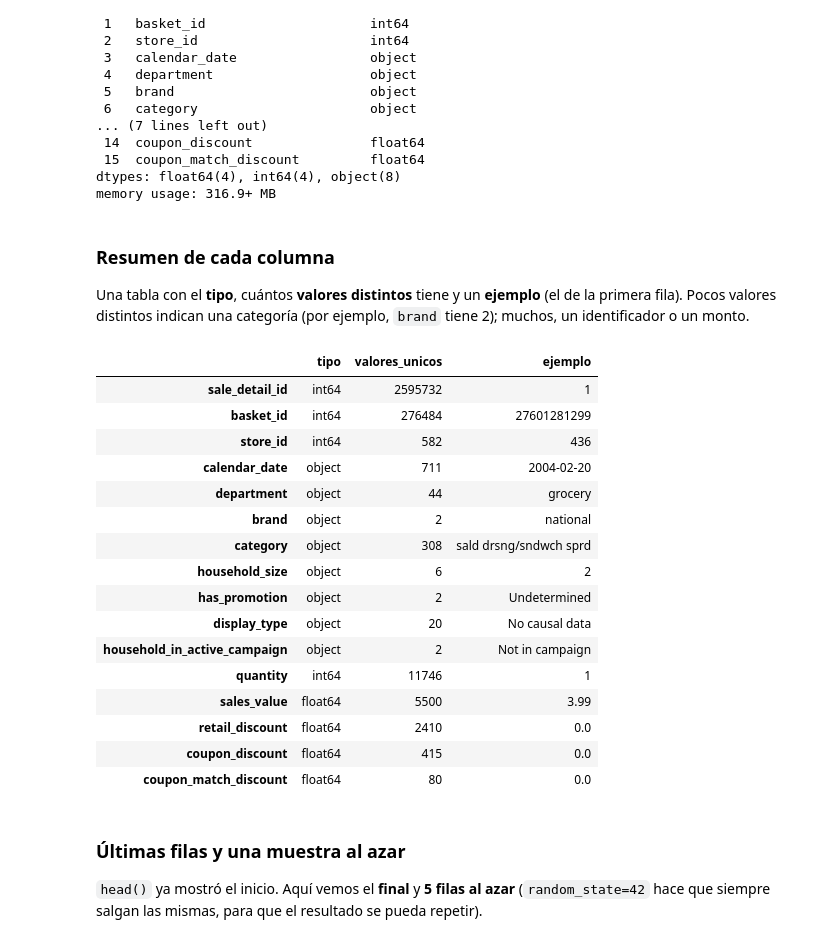
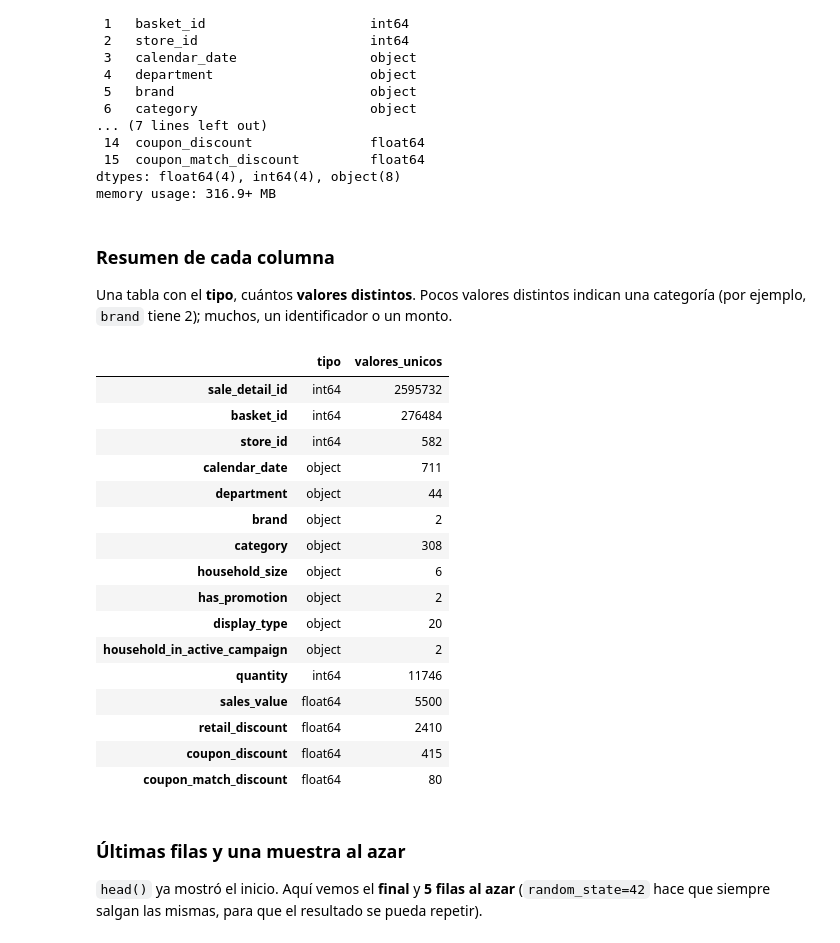
Before and after one commit to walbyn504/Laboratorio4-DW, a Jupyter notebook: lab4_IC2025.ipynb, the cells around one changed output. Saved outputs shown, nothing was run; the diff lists cells and outputs as text; code cells hidden in the pictures.

```diff
--- a/lab4_IC2025.ipynb
+++ b/lab4_IC2025.ipynb
@@ -152,34 +126,33 @@ memory usage: 316.9+ MB
 # %% [markdown]
 ### Resumen de cada columna
 
-Una tabla con el **tipo**, cuántos **valores distintos** tiene y un **ejemplo** (el de la primera fila).
+Una tabla con el **tipo**, cuántos **valores distintos**.
 Pocos valores distintos indican una categoría (por ejemplo, `brand` tiene 2); muchos, un identificador o un monto.
 # %%
-# Tipo, cantidad de valores distintos y un ejemplo de cada columna
+# Tipo, cantidad de valores distintos
 resumen_columnas = pd.DataFrame({
     "tipo": ventas.dtypes.astype(str),
     "valores_unicos": ventas.nunique(),
-    "ejemplo": ventas.iloc[0],
 })
 display(resumen_columnas)
 # %% [output]
-|  | tipo | valores_unicos | ejemplo |
-| sale_detail_id | int64 | 2595732 | 1 |
-| basket_id | int64 | 276484 | 27601281299 |
-| store_id | int64 | 582 | 436 |
-| calendar_date | object | 711 | 2004-02-20 |
-| department | object | 44 | grocery |
-| brand | object | 2 | national |
-| category | object | 308 | sald drsng/sndwch sprd |
-| household_size | object | 6 | 2 |
-| has_promotion | object | 2 | Undetermined |
-| display_type | object | 20 | No causal data |
-| household_in_active_campaign | object | 2 | Not in campaign |
-| quantity | int64 | 11746 | 1 |
-| sales_value | float64 | 5500 | 3.99 |
-| retail_discount | float64 | 2410 | 0.0 |
-| coupon_discount | float64 | 415 | 0.0 |
-| coupon_match_discount | float64 | 80 | 0.0 |
+|  | tipo | valores_unicos |
+| sale_detail_id | int64 | 2595732 |
+| basket_id | int64 | 276484 |
+| store_id | int64 | 582 |
+| calendar_date | object | 711 |
+| department | object | 44 |
+| brand | object | 2 |
+| category | object | 308 |
+| household_size | object | 6 |
+| has_promotion | object | 2 |
+| display_type | object | 20 |
+| household_in_active_campaign | object | 2 |
+| quantity | int64 | 11746 |
+| sales_value | float64 | 5500 |
+| retail_discount | float64 | 2410 |
+| coupon_discount | float64 | 415 |
+| coupon_match_discount | float64 | 80 |
 # %% [markdown]
 ### Últimas filas y una muestra al azar
 
```
Also changed, not shown: parts of 36 cells of this notebook.
